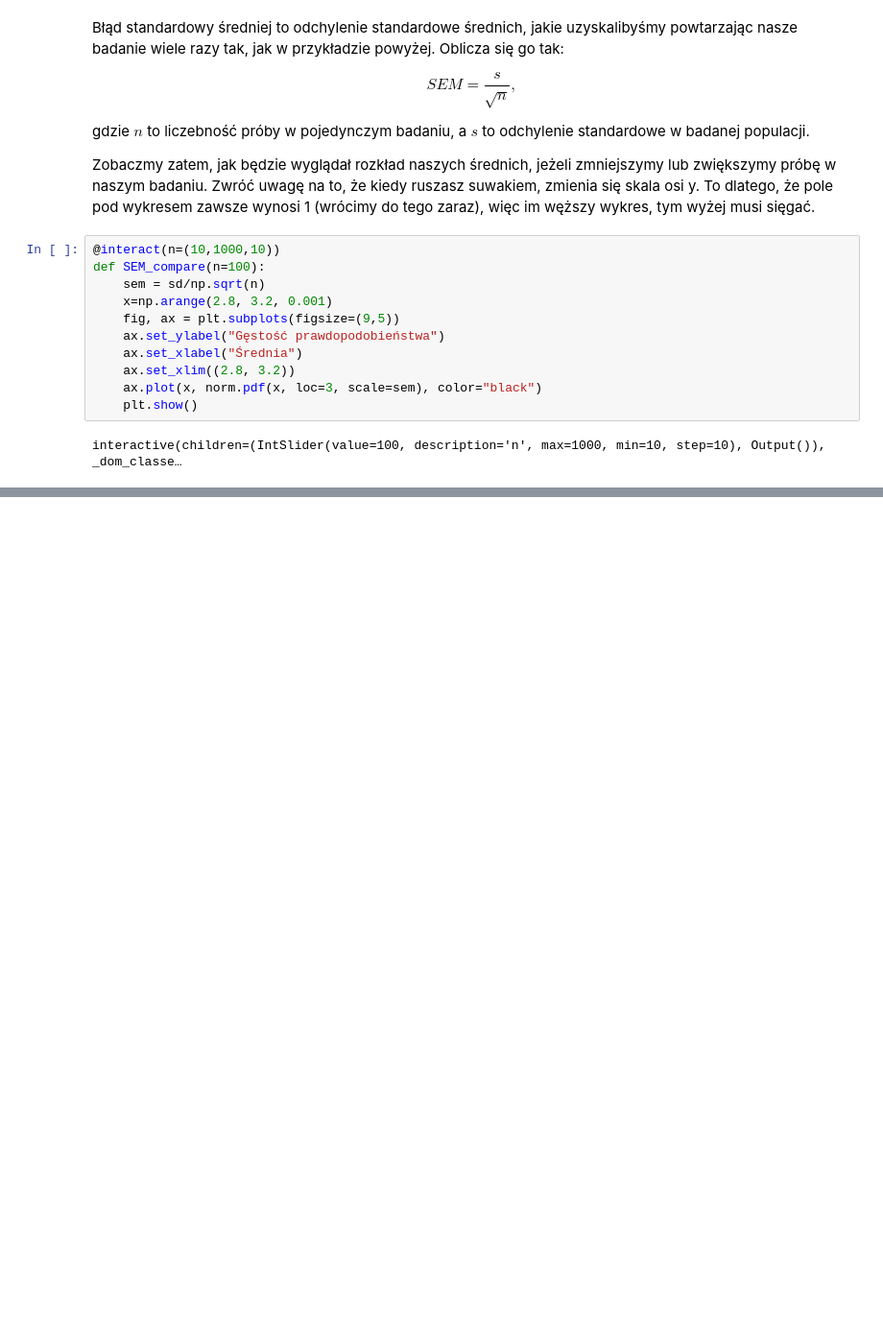
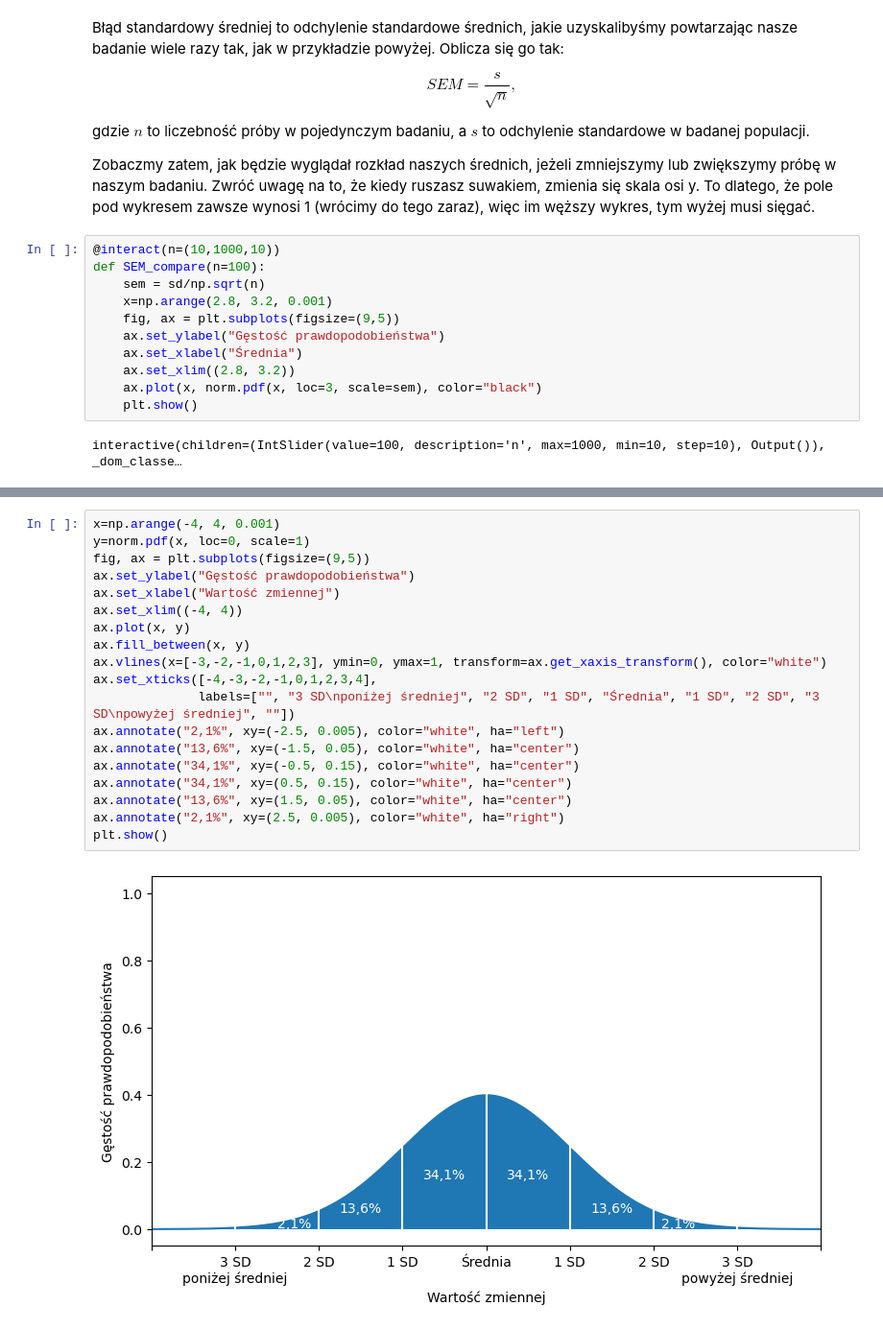
Before and after one commit to odmina/metody_zp, a Jupyter notebook: ci.ipynb, the cells around one changed output, grey strips where cells are left out. Shown at 96% size. Drawn from its saved outputs; the diff is of its cells as text; blank space fills up the shorter version.

```diff
--- a/ci.ipynb
+++ b/ci.ipynb
@@ -184,0 +189,21 @@ interactive(children=(IntSlider(value=100, description='n', max=1000, min=10, st
+# %%
+x=np.arange(-4, 4, 0.001)
+y=norm.pdf(x, loc=0, scale=1)
+fig, ax = plt.subplots(figsize=(9,5))
+ax.set_ylabel("Gęstość prawdopodobieństwa")
+ax.set_xlabel("Wartość zmiennej")
+ax.set_xlim((-4, 4))
+ax.plot(x, y)
+ax.fill_between(x, y)
+ax.vlines(x=[-3,-2,-1,0,1,2,3], ymin=0, ymax=1, transform=ax.get_xaxis_transform(), color="white")
+ax.set_xticks([-4,-3,-2,-1,0,1,2,3,4],
+              labels=["", "3 SD\nponiżej średniej", "2 SD", "1 SD", "Średnia", "1 SD", "2 SD", "3 SD\npowyżej średniej", ""])
+ax.annotate("2,1%", xy=(-2.5, 0.005), color="white", ha="left")
+ax.annotate("13,6%", xy=(-1.5, 0.05), color="white", ha="center")
+ax.annotate("34,1%", xy=(-0.5, 0.15), color="white", ha="center")
+ax.annotate("34,1%", xy=(0.5, 0.15), color="white", ha="center")
+ax.annotate("13,6%", xy=(1.5, 0.05), color="white", ha="center")
+ax.annotate("2,1%", xy=(2.5, 0.005), color="white", ha="right")
+plt.show()
+# %% [output]
+[figure, added]
```
Also changed, not shown: parts of 6 cells of this notebook, 29 other files.
